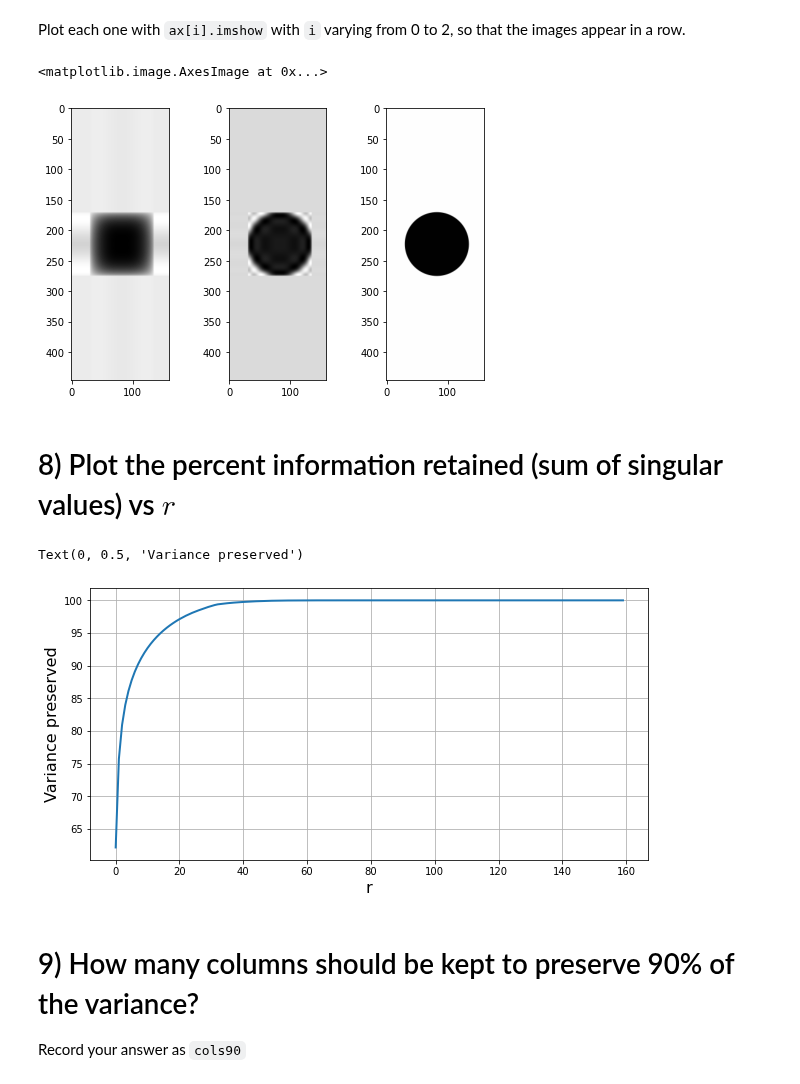
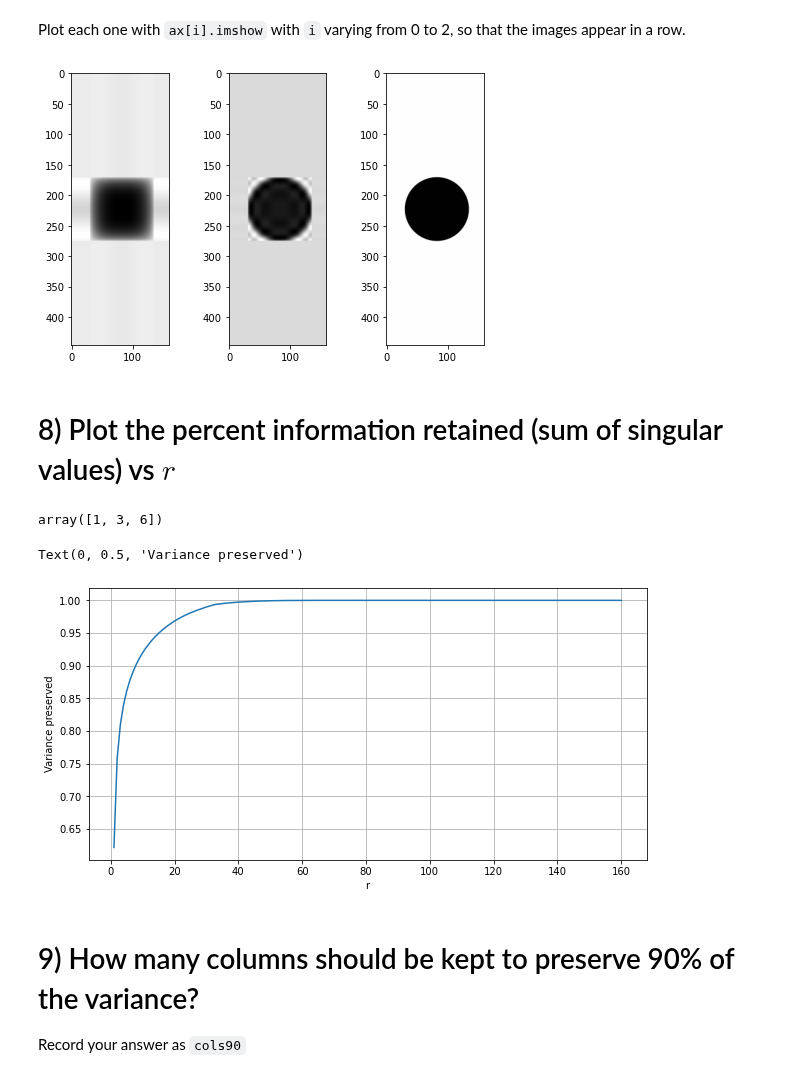
Before and after one commit to ptkinvent/sdse_public, a Jupyter notebook: hw3/hw3_prob1_handout.ipynb, the cells around one changed output. Saved outputs shown, nothing was run; the diff lists cells and outputs as text; code cells hidden in the pictures.

```diff
--- a/hw3/hw3_prob1_handout.ipynb
+++ b/hw3/hw3_prob1_handout.ipynb
@@ -106,8 +120,12 @@ Plot each one with `ax[i].imshow` with `i` varying from 0 to 2, so that the imag
 fig7, ax = plt.subplots(figsize=(8,5),nrows=1,ncols=3)
 
 # Add you code here.
+rs = [2, 5, 50]
+for i in range(len(rs)):
+    r = rs[i]
+    temp = U[:, :r] @ s_mat[:r, :r] @ Vt[:r, :]
+    ax[i].imshow(temp, cmap='gray')
 # %% [output]
-<matplotlib.image.AxesImage at 0x...>
 [figure]
 # %%
 ################################
@@ -116,12 +134,26 @@ result['fig7'] = fig7
 ################################
 # %% [markdown]
 # 8) Plot the percent information retained (sum of singular values) vs $r$
+# %%
+# np.cumsum(s)
+a = [1, 2, 3]
+np.cumsum(a)
+# %% [output]
+array([1, 3, 6])
 # %%
 fig8 = plt.figure(figsize=(10,5))
+
 # Add you code here
+x = np.linspace(1, 160, 160)
+y = np.cumsum(s) / s.sum()
+
+plt.plot(x, y)
+plt.grid()
+plt.xlabel('r')
+plt.ylabel('Variance preserved')
 # %% [output]
 Text(0, 0.5, 'Variance preserved')
-[figure, old version]
+[figure, new version]
 # %%
 ################################
 # Reporting. Do not modify.#####
```
Also changed, not shown: parts of 7 cells of this notebook.
